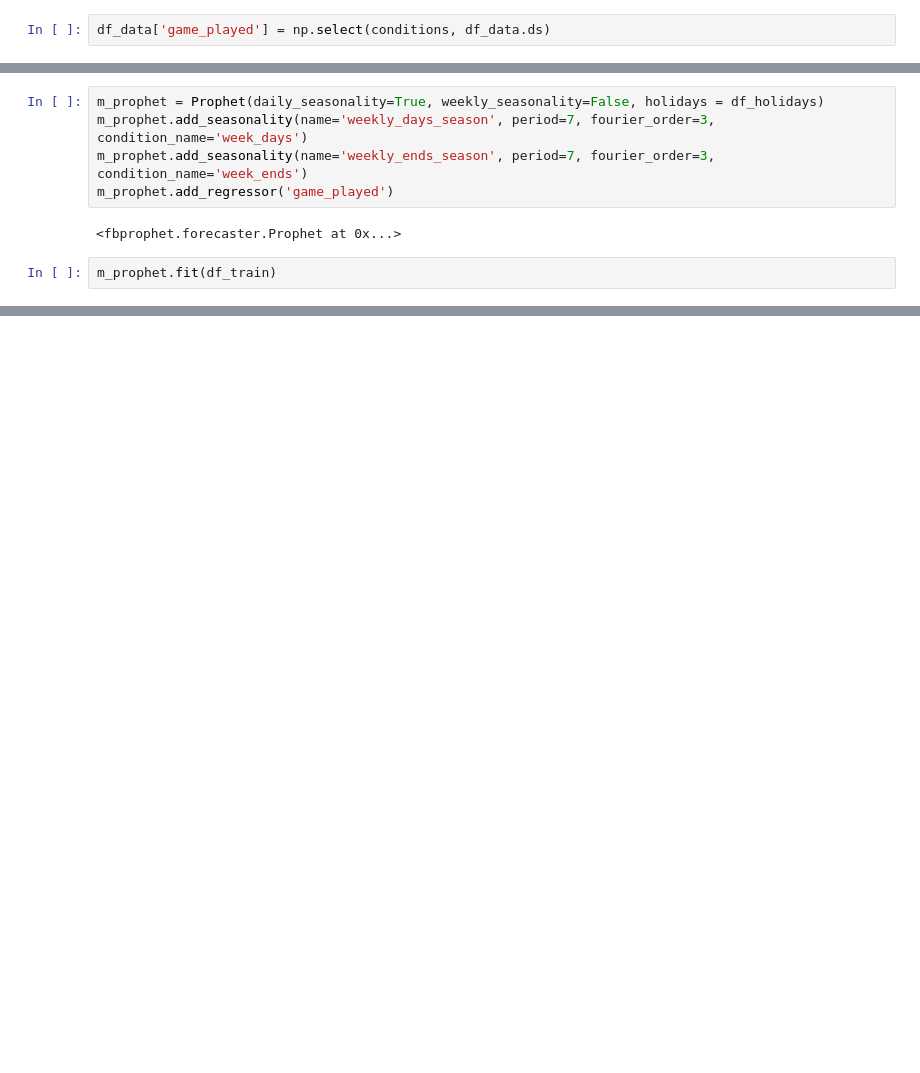
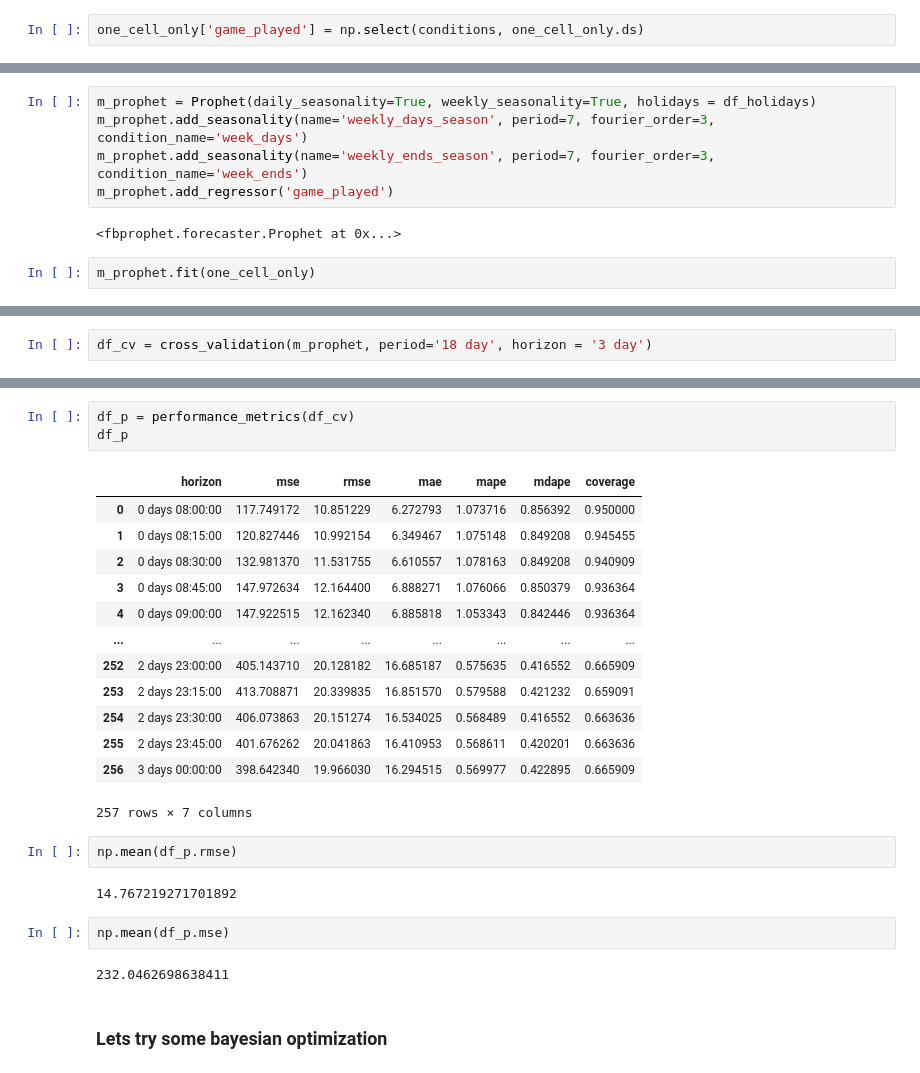
Before and after one commit to wasifmasood/network_traffic_forecast, a Jupyter notebook: FBProphet.ipynb, the cells around one changed output, grey strips where cells are left out. Cells and saved outputs as stored; diff of their text form; blank space fills up the shorter version.

```diff
--- a/FBProphet.ipynb
+++ b/FBProphet.ipynb
@@ -124,5 +109,5 @@ conditions = df_data.ds.isin(match_dates.DateTimeAdj)
 # %%
-df_data['game_played'] = np.select(conditions, df_data.ds)
+one_cell_only['game_played'] = np.select(conditions, one_cell_only.ds)
 # %% [output]
 A value is trying to be set on a copy of a slice from a DataFrame.
 Try using .loc[row_indexer,col_indexer] = value instead
@@ -178,11 +135,11 @@ df_train
 # %%
-m_prophet = Prophet(daily_seasonality=True, weekly_seasonality=False, holidays = df_holidays)
+m_prophet = Prophet(daily_seasonality=True, weekly_seasonality=True, holidays = df_holidays)
 m_prophet.add_seasonality(name='weekly_days_season', period=7, fourier_order=3, condition_name='week_days')
 m_prophet.add_seasonality(name='weekly_ends_season', period=7, fourier_order=3, condition_name='week_ends')
 m_prophet.add_regressor('game_played')
 # %% [output]
 <fbprophet.forecaster.Prophet at 0x...>
 # %%
-m_prophet.fit(df_train)
+m_prophet.fit(one_cell_only)
 # %% [output]
 INFO:fbprophet:Disabling yearly seasonality. Run prophet with yearly_seasonality=True to override this.
@@ -199,0 +147,2 @@ a = add_changepoints_to_plot(fig.gca(), mdl_prophet, df_forecast_w_history)
+# %%
+df_cv = cross_validation(m_prophet, period='18 day', horizon = '3 day')
@@ -199,0 +151,27 @@ a = add_changepoints_to_plot(fig.gca(), mdl_prophet, df_forecast_w_history)
+# %%
+df_p = performance_metrics(df_cv)
+df_p
+# %% [output]
+|  | horizon | mse | rmse | mae | mape | mdape | coverage |
+| 0 | 0 days 08:00:00 | 117.749172 | 10.851229 | 6.272793 | 1.073716 | 0.856392 | 0.950000 |
+| 1 | 0 days 08:15:00 | 120.827446 | 10.992154 | 6.349467 | 1.075148 | 0.849208 | 0.945455 |
+| 2 | 0 days 08:30:00 | 132.981370 | 11.531755 | 6.610557 | 1.078163 | 0.849208 | 0.940909 |
+| 3 | 0 days 08:45:00 | 147.972634 | 12.164400 | 6.888271 | 1.076066 | 0.850379 | 0.936364 |
+| 4 | 0 days 09:00:00 | 147.922515 | 12.162340 | 6.885818 | 1.053343 | 0.842446 | 0.936364 |
+| ... | ... | ... | ... | ... | ... | ... | ... |
+| 252 | 2 days 23:00:00 | 405.143710 | 20.128182 | 16.685187 | 0.575635 | 0.416552 | 0.665909 |
+| 253 | 2 days 23:15:00 | 413.708871 | 20.339835 | 16.851570 | 0.579588 | 0.421232 | 0.659091 |
+| 254 | 2 days 23:30:00 | 406.073863 | 20.151274 | 16.534025 | 0.568489 | 0.416552 | 0.663636 |
+| 255 | 2 days 23:45:00 | 401.676262 | 20.041863 | 16.410953 | 0.568611 | 0.420201 | 0.663636 |
+| 256 | 3 days 00:00:00 | 398.642340 | 19.966030 | 16.294515 | 0.569977 | 0.422895 | 0.665909 |
+257 rows × 7 columns
+# %%
+np.mean(df_p.rmse)
+# %% [output]
+14.767219271701892
+# %%
+np.mean(df_p.mse)
+# %% [output]
+232.0462698638411
+# %% [markdown]
+### Lets try some bayesian optimization
```
Also changed, not shown: parts of 35 cells of this notebook, 3 other files.
